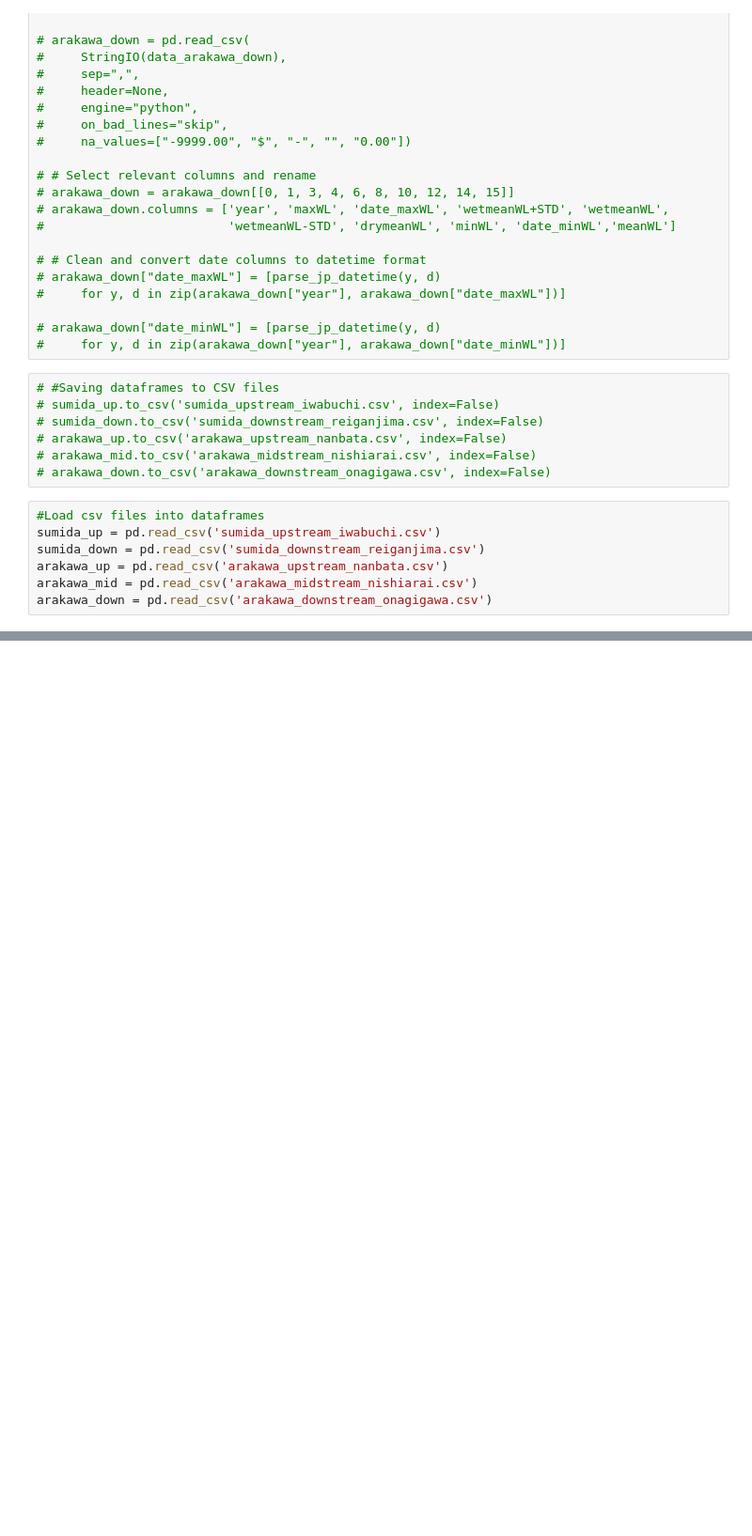
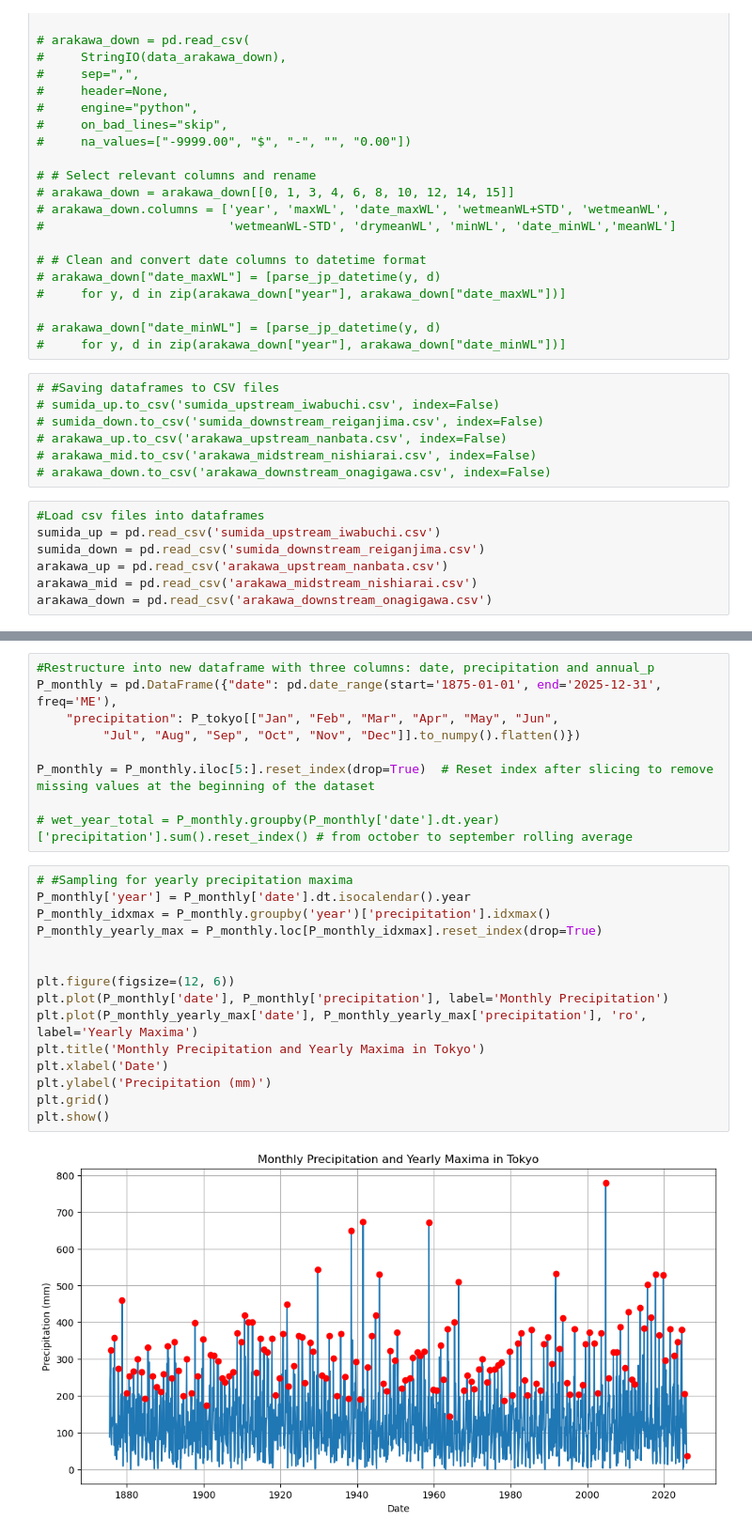
Before and after one commit to foozdemiroglu-gif/MP411-Tokyo, a Jupyter notebook: Hydraulic_analysis.ipynb, the cells around one changed output, grey strips where cells are left out. Shown at 94% size. Drawn from its saved outputs; the diff is of its cells as text; blank space fills up the shorter version.

```diff
--- a/Hydraulic_analysis.ipynb
+++ b/Hydraulic_analysis.ipynb
@@ -245,0 +277,26 @@ arakawa_down = pd.read_csv('arakawa_downstream_onagigawa.csv')
+# %%
+#Restructure into new dataframe with three columns: date, precipitation and annual_p
+P_monthly = pd.DataFrame({"date": pd.date_range(start='1875-01-01', end='2025-12-31', freq='ME'),
+    "precipitation": P_tokyo[["Jan", "Feb", "Mar", "Apr", "May", "Jun",
+         "Jul", "Aug", "Sep", "Oct", "Nov", "Dec"]].to_numpy().flatten()})
+
+P_monthly = P_monthly.iloc[5:].reset_index(drop=True)  # Reset index after slicing to remove missing values at the beginning of the dataset
+
+# wet_year_total = P_monthly.groupby(P_monthly['date'].dt.year)['precipitation'].sum().reset_index() # from october to september rolling average
+# %%
+# #Sampling for yearly precipitation maxima
+P_monthly['year'] = P_monthly['date'].dt.isocalendar().year
+P_monthly_idxmax = P_monthly.groupby('year')['precipitation'].idxmax()
+P_monthly_yearly_max = P_monthly.loc[P_monthly_idxmax].reset_index(drop=True)
+
+
+plt.figure(figsize=(12, 6))
+plt.plot(P_monthly['date'], P_monthly['precipitation'], label='Monthly Precipitation')
+plt.plot(P_monthly_yearly_max['date'], P_monthly_yearly_max['precipitation'], 'ro', label='Yearly Maxima')
+plt.title('Monthly Precipitation and Yearly Maxima in Tokyo')
+plt.xlabel('Date')
+plt.ylabel('Precipitation (mm)')
+plt.grid()
+plt.show()
+# %% [output]
+[figure, added]
```
Also changed, not shown: parts of 5 cells of this notebook, 1 other file.
